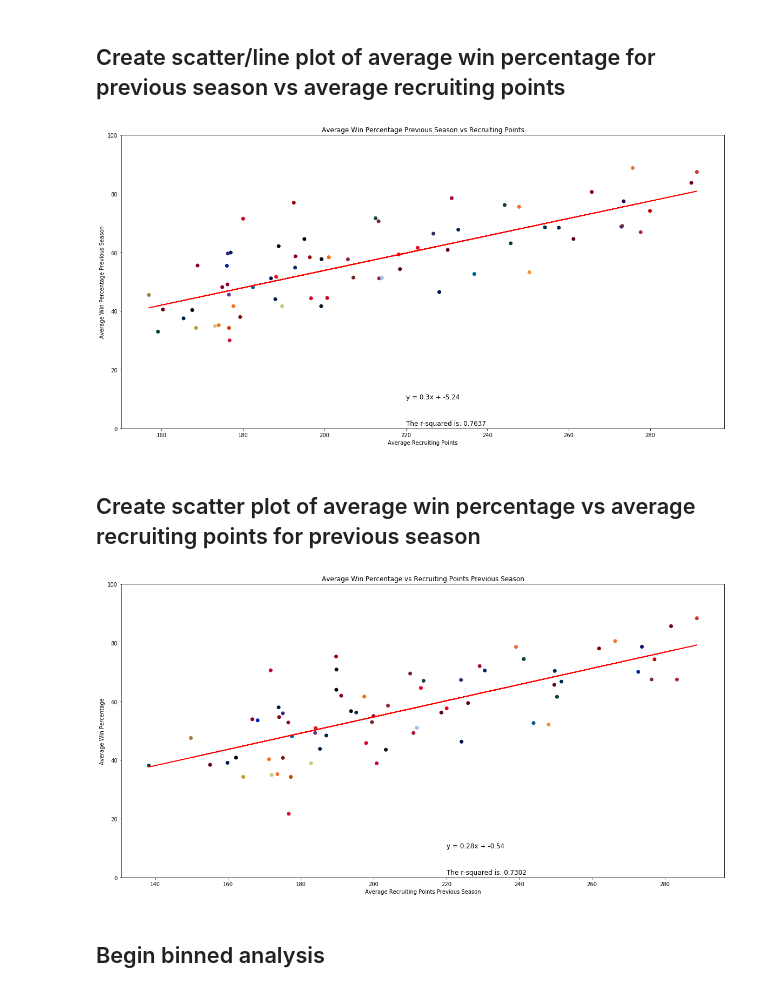
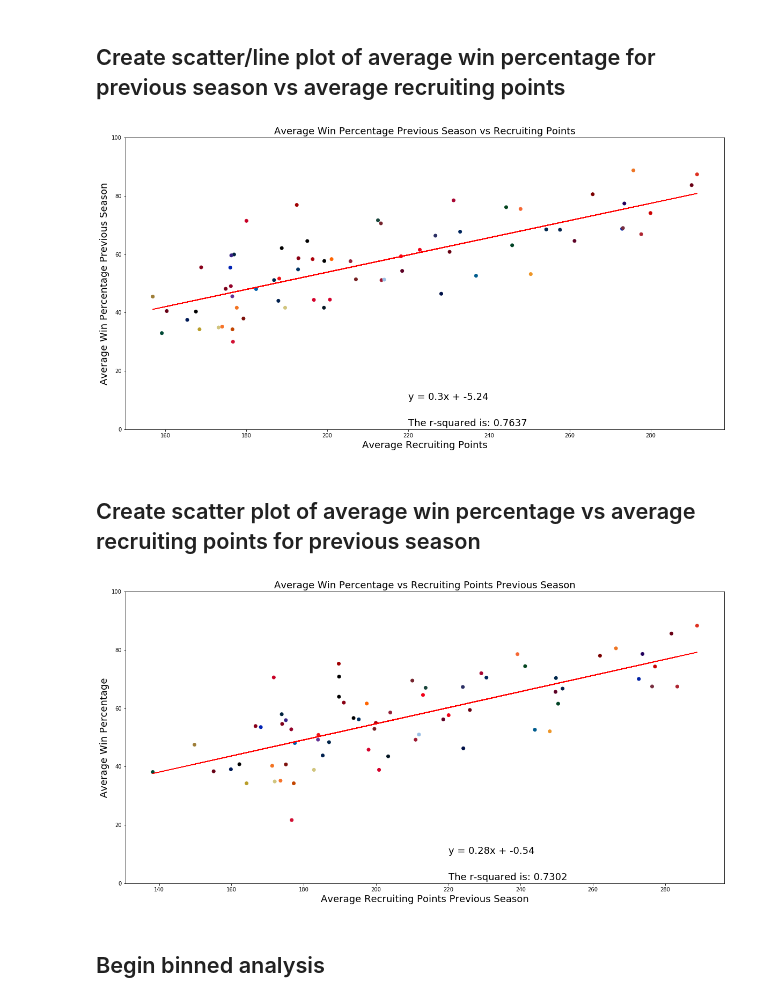
Before and after one commit to bdowd91/Project-1, a Jupyter notebook: recruitingAnalysis.ipynb, the cells around one changed output. Drawn from its saved outputs; the diff is of its cells as text; code cells hidden in the pictures.

```diff
--- a/recruitingAnalysis.ipynb
+++ b/recruitingAnalysis.ipynb
@@ -125,27 +125,27 @@ groupedStatsPrv
 # %%
 # set x and y values
 xvalues = groupedStatsPrv['avgPoints']
 yvalues = groupedStatsPrv['avgWinPctPrv']
 # linear regression
 (slope, intercept, rvalue, pvalue, stderr) = stats.linregress(xvalues, yvalues)
 regress_values = xvalues * slope + intercept
 line_eq = "y = " + str(round(slope,2)) + "x + " + str(round(intercept,2))
 # create figure
 plt.figure(figsize=(20,10))
 plt.scatter(xvalues,yvalues,color=groupedStatsPrv['color'])
 plt.plot(xvalues,regress_values,"r-")
 # annotate figure with linear regression equation and r-squared
-plt.annotate(line_eq,(220,10),fontsize=12,color="black")
-plt.annotate(f"The r-squared is: {round(rvalue,4)}",(220,1),fontsize=12,color="black")
+plt.annotate(line_eq,(220,10),fontsize=18,color="black")
+plt.annotate(f"The r-squared is: {round(rvalue,4)}",(220,1),fontsize=18,color="black")
 # label figure
-plt.title('Average Win Percentage Previous Season vs Recruiting Points')
-plt.xlabel('Average Recruiting Points')
-plt.ylabel('Average Win Percentage Previous Season')
+plt.title('Average Win Percentage Previous Season vs Recruiting Points',fontsize=18)
+plt.xlabel('Average Recruiting Points',fontsize=18)
+plt.ylabel('Average Win Percentage Previous Season',fontsize=18)
 plt.ylim(0,100)
 # save figure
 plt.savefig("Figures/AverageWinPctPrvVsRecruitingPts.png")
 # %% [output]
-[figure, old version]
+[figure, new version]
 # %% [markdown]
 ## Create scatter plot of average win percentage vs average recruiting points for previous season
 # %%
@@ -161,17 +161,17 @@ plt.figure(figsize=(20,10))
 plt.scatter(xvalues,yvalues,color=groupedStatsPrv['color'])
 plt.plot(xvalues,regress_values,"r-")
 # annotate figure with linear regression equation and r-squared
-plt.annotate(line_eq,(220,10),fontsize=12,color="black")
-plt.annotate(f"The r-squared is: {round(rvalue,4)}",(220,1),fontsize=12,color="black")
+plt.annotate(line_eq,(220,10),fontsize=18,color="black")
+plt.annotate(f"The r-squared is: {round(rvalue,4)}",(220,1),fontsize=18,color="black")
 # label figure
-plt.title('Average Win Percentage vs Recruiting Points Previous Season')
-plt.xlabel('Average Recruiting Points Previous Season')
-plt.ylabel('Average Win Percentage')
+plt.title('Average Win Percentage vs Recruiting Points Previous Season',fontsize=18)
+plt.xlabel('Average Recruiting Points Previous Season',fontsize=18)
+plt.ylabel('Average Win Percentage',fontsize=18)
 plt.ylim(0,100)
 # save figure
 plt.savefig("Figures/AverageWinPctVsRecruitingPtsPrv.png")
 # %% [output]
-[figure, old version]
+[figure, new version]
 # %% [markdown]
 ## Begin binned analysis
 # %%
```
Also changed, not shown: parts of 7 cells of this notebook, 19 other files.
